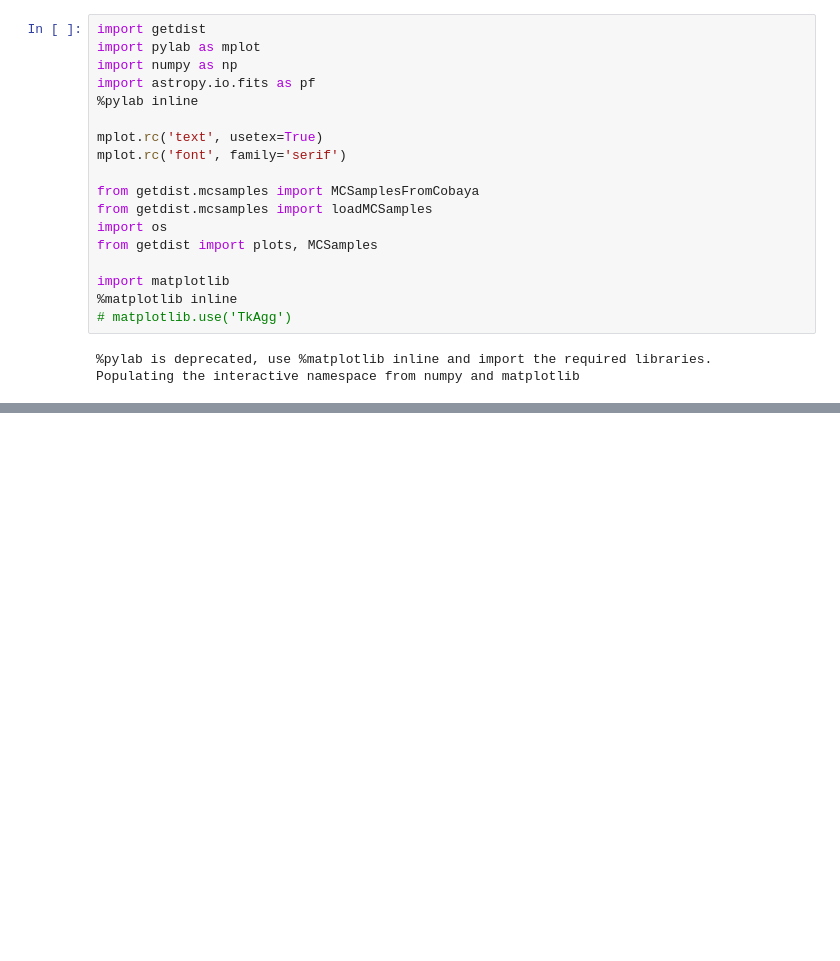
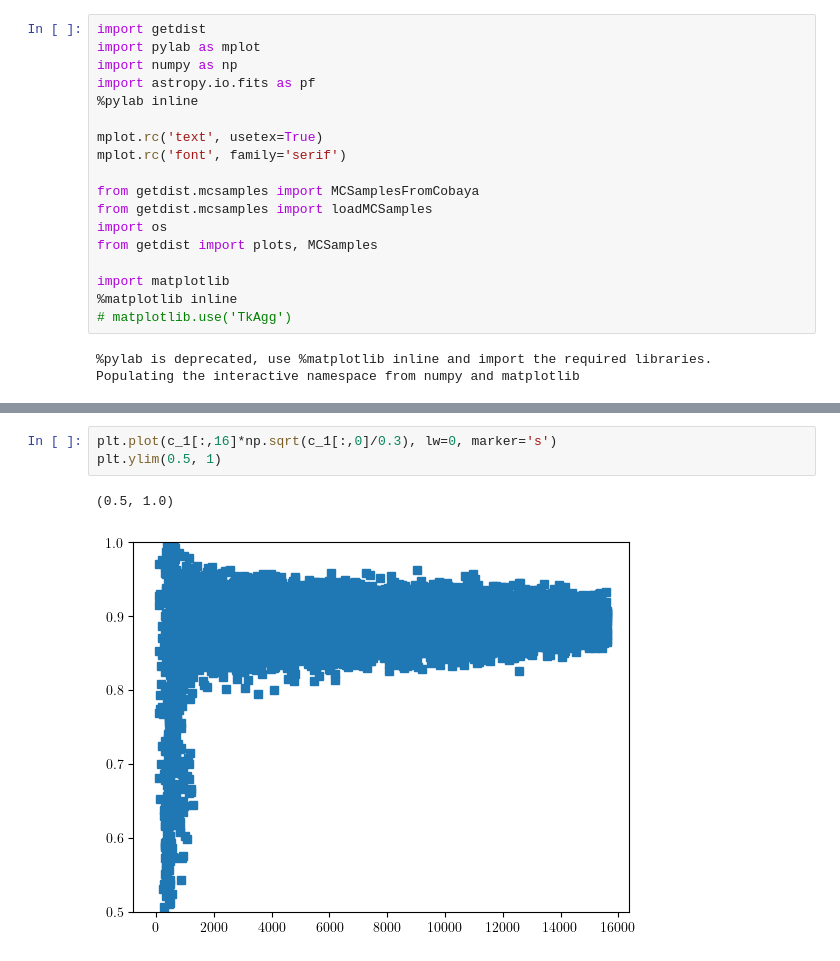
Before and after one commit to delve-survey/CosmicShearCosmosis, a Jupyter notebook: notebooks/PlotChains.ipynb, the cells around one changed output, grey strips where cells are left out. Cells and saved outputs as stored; diff of their text form; blank space fills up the shorter version.

```diff
--- a/notebooks/PlotChains.ipynb
+++ b/notebooks/PlotChains.ipynb
@@ -97,0 +119,6 @@ Removed no burn in
+# %%
+plt.plot(c_1[:,16]*np.sqrt(c_1[:,0]/0.3), lw=0, marker='s')
+plt.ylim(0.5, 1)
+# %% [output]
+(0.5, 1.0)
+[figure, added]
```
Also changed, not shown: parts of 10 cells of this notebook, 2 other files.
